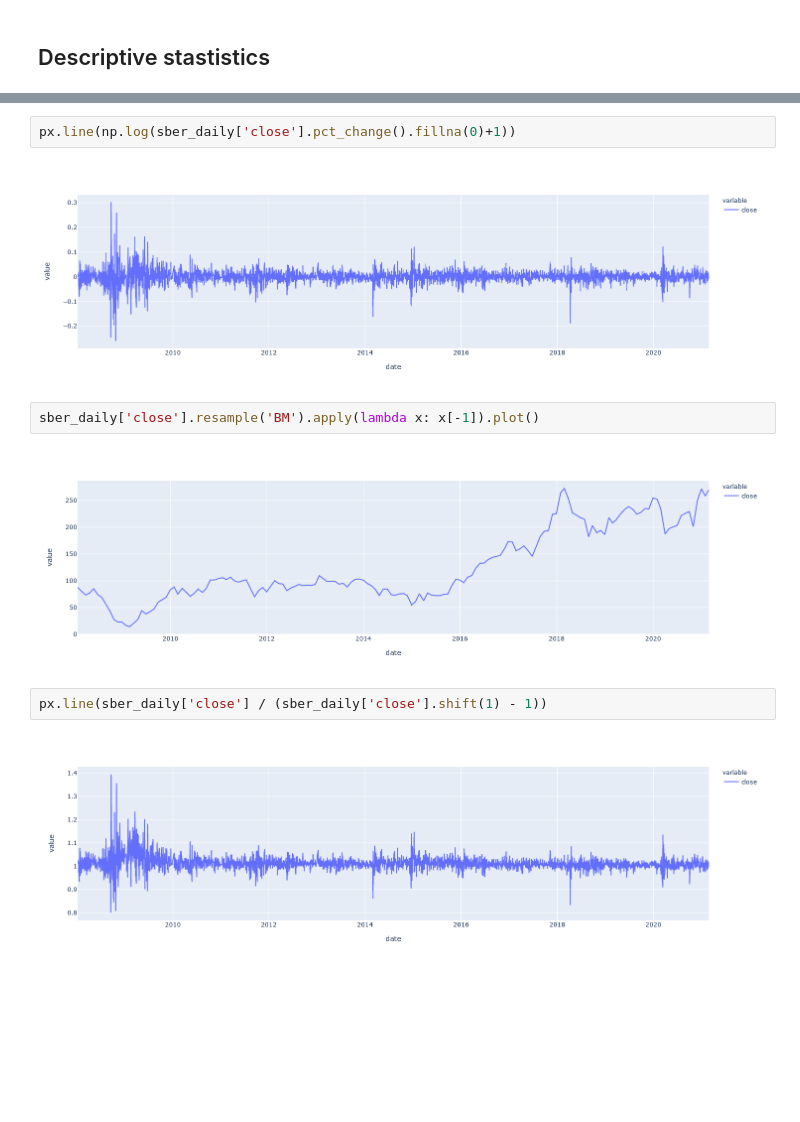
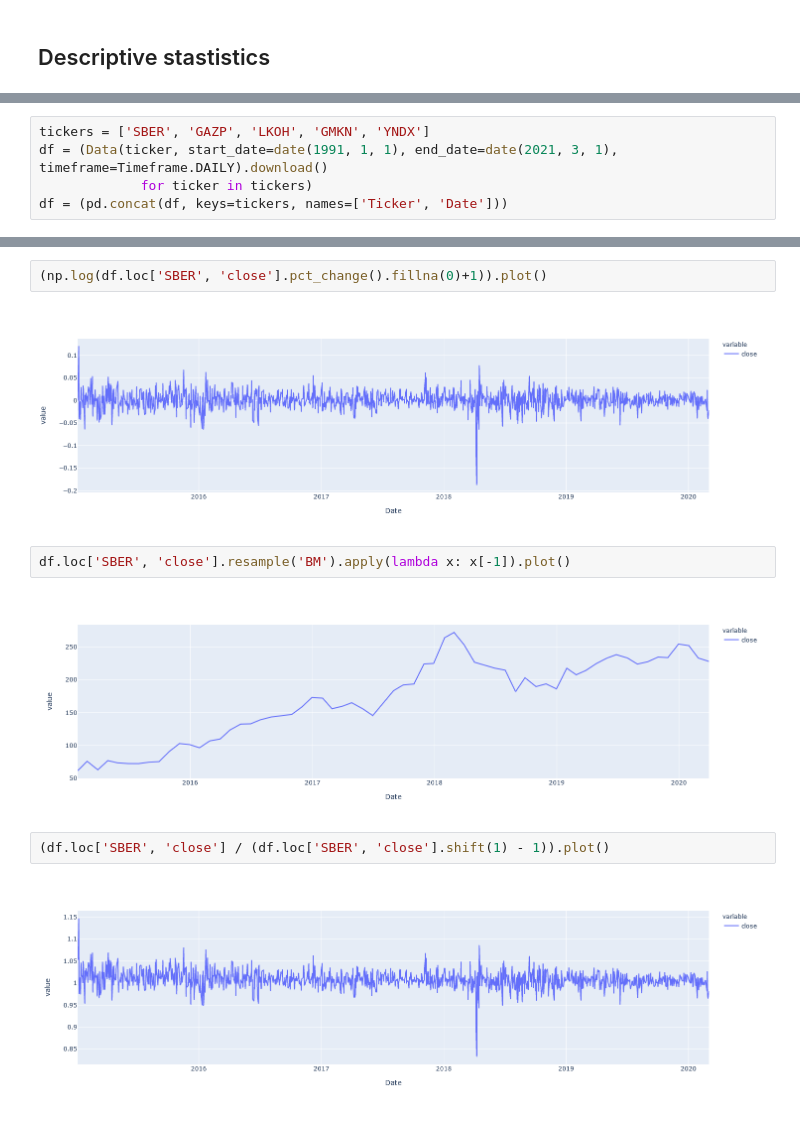
Before and after one commit to kostya-gh/stocks_prediction, a Jupyter notebook: prediction.ipynb, the cells around one changed output, grey strips where cells are left out. Saved outputs shown, nothing was run; the diff lists cells and outputs as text; blank space fills up the shorter version.

```diff
--- a/prediction.ipynb
+++ b/prediction.ipynb
@@ -29,0 +24,5 @@ sber_daily['close'].plot()
+# %%
+tickers = ['SBER', 'GAZP', 'LKOH', 'GMKN', 'YNDX']
+df = (Data(ticker, start_date=date(1991, 1, 1), end_date=date(2021, 3, 1), timeframe=Timeframe.DAILY).download()
+             for ticker in tickers)
+df = (pd.concat(df, keys=tickers, names=['Ticker', 'Date']))
@@ -43,12 +46,12 @@ sber_daily['close'].pct_change().fillna(0).plot()
 # %%
-px.line(np.log(sber_daily['close'].pct_change().fillna(0)+1))
+(np.log(df.loc['SBER', 'close'].pct_change().fillna(0)+1)).plot()
 # %% [output]
-[figure, old version]
+[figure, new version]
 # %%
-sber_daily['close'].resample('BM').apply(lambda x: x[-1]).plot()
+df.loc['SBER', 'close'].resample('BM').apply(lambda x: x[-1]).plot()
 # %% [output]
-[figure, old version]
+[figure, new version]
 # %%
-px.line(sber_daily['close'] / (sber_daily['close'].shift(1) - 1))
+(df.loc['SBER', 'close'] / (df.loc['SBER', 'close'].shift(1) - 1)).plot()
 # %% [output]
-[figure, old version]
+[figure, new version]
```
Also changed, not shown: parts of 18 cells of this notebook.
